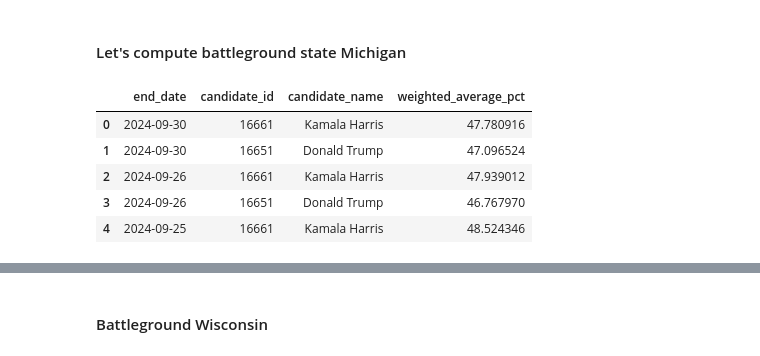
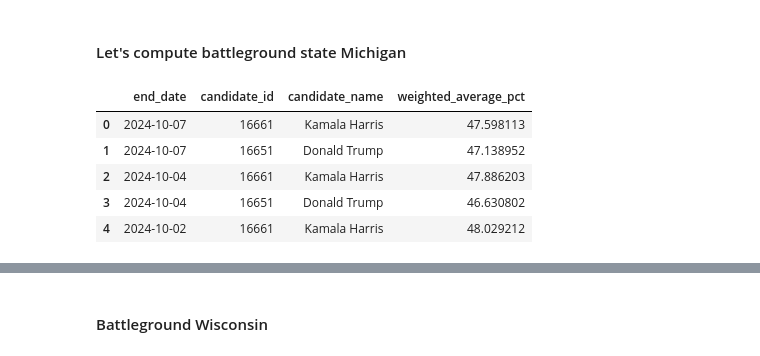
Before and after one commit to christophermoverton/ppoll_jupyterlab, a Jupyter notebook: 538pollingdata.ipynb, the cells around one changed output, grey strips where cells are left out. Cells and saved outputs as stored; diff of their text form; code cells hidden in the pictures.

```diff
--- a/538pollingdata.ipynb
+++ b/538pollingdata.ipynb
@@ -1001,7 +1042,7 @@ final_chart.show()
 #### Let's compute battleground state Michigan
 # %%
 # Initialize lambda and create an empty DataFrame to store the results
-lambda_value = .23
+lambda_value = .13
 weighted_averages = []
 
 # Define the two candidate IDs of interest
@@ -1015,8 +1056,9 @@ df_state_not_na_clean_sorted_cutoff = df_state_not_na_clean_sorted[df_state_not_
 
 
 df_mi = df_state_not_na_clean_sorted_cutoff[df_state_not_na_clean_sorted_cutoff['state']=="Michigan"].copy()
-df_mi = df_mi[df_mi['numeric_grade'] >= 2.4].copy() #using data from F rated pollsters and above
+#df_mi = df_mi[df_mi['numeric_grade'] >= 2.4].copy() #using data from F rated pollsters and above
 df_mi = df_mi[df_mi['population'] == 'lv'].copy() #gather likely voter data
+#print(df_mi)
 
 # Iterate through each unique end date
 for current_date in df_mi['end_date'].unique():
@@ -1045,49 +1087,92 @@ for current_date in df_mi['end_date'].unique():
 
         # Step 7: Filter data for the specific candidate
         candidate_data = current_data[current_data['candidate_id'] == candidate].copy()
-        c_mean = candidate_data[candidate_data['days_past_index']< 30]['pct'].mean() #gather mean for past 30 days of likely voters
-        c_std =  candidate_data[candidate_data['days_past_index']< 30]['pct'].std()  #gather standard deviation for past 30 days of likely voters
+        # Step 1: Group by 'question_id' and count occurrences
+        #question_id_counts = candidate_data['question_id'].value_counts()
+
+        # Step 2: Get the 'question_id' values that occur more than 2 times
+        #exclude_question_ids = question_id_counts[question_id_counts > 2].index
+
+        # Step 3: Filter the DataFrame to exclude 'question_id' values with more than 2 occurrences
+        #candidate_data = candidate_data[~candidate_data['question_id'].isin(exclude_question_ids)].copy()
+        #  We select H2H if avaible and only use non H2H if H2H is not available
+
+        # Step 1: Group by 'created_at' and 'question_id' and count occurrences
+        grouped = candidate_data.groupby(['created_at', 'question_id']).size().reset_index(name='count')
+
+        # Step 2: Initialize an empty DataFrame to store results
+        result_df = pd.DataFrame()
+
+        # Step 3: Iterate through each 'created_at' date group
+        for date, group in grouped.groupby('created_at'):
+            # Step 4: Filter for question_ids with count == 2
+            question_ids_with_count_2 = group[group['count'] == 2]
+
+            if not question_ids_with_count_2.empty:
+                # If question_ids with count 2 exist, include only them
+                selected_question_ids = question_ids_with_count_2['question_id']
+            else:
+                # If no question_ids with count 2 exist, include all question_ids for that date
+                selected_question_ids = group['question_id']
+
+            # Step 5: Filter the original DataFrame to include only selected question_ids for that date
+            filtered_df = candidate_data[(candidate_data['created_at'] == date) & (candidate_data['question_id'].isin(selected_question_ids))]
+
+            # Step 6: Append the filtered DataFrame to the result
+            result_df = pd.concat([result_df, filtered_df])
+        candidate_data = result_df.copy()
+
+        c_mean = candidate_data[(candidate_data['days_past_index'] < 40) & (candidate_data['days_past_index'] > 1)]['pct'].mean() #gather mean for past 30 days of likely voters
+
+        c_std = candidate_data[(candidate_data['days_past_index'] < 40) & (candidate_data['days_past_index'] > 1)]['pct'].std() #gather standard deviation for past 30 days of likely voters
+        #print(candidate)
+        #print(c_mean)
+        #print(c_std)
+        #print(candidate_data['pct'].iloc[0])
+        #print(abs((candidate_data['pct'].iloc[0]-c_mean)/c_std))
         candidate_data['zscores'] = abs((candidate_data['pct']-c_mean)/c_std)
-        candidate_data['weight_outlier'] = np.exp(-1.5*candidate_data['zscores'])
+        #print(candidate_data['zscores'])
+        #df['z_score'].apply(lambda z: z ** 2 if abs(z) > 1 else z)
+        candidate_data['weight_outlier'] = np.exp(-1*candidate_data['zscores'].apply(lambda z: z**3 if abs(z) > 2 else z))
         # Step 8: Compute the total weight 'w_i' for each poll
         #candidate_data['weight_mode'] = 1.0  # Assuming 'weight_mode' is a fixed value of 1.0, adjust if needed
         candidate_data.loc[:, 'w_i'] = (
             candidate_data['weight_mode'] * candidate_data['weight_sample'] *
-            candidate_data['numeric_grade'] * candidate_data['weight_time'] * candidate_data['weight_outlier']
+            candidate_data['weight_score'] * candidate_data['weight_time'] * candidate_data['weight_outlier']
         )
         # check for NaN entries in the w_i column
         #nan_weight_i = candidate_data['w_i'].isna().sum()
         #print result
         #print(f"Number of NaN value in 'w_i': {nan_weight_i}")
 
         # Step 3: Identify rows with NaN in w_i to examine their individual values
         #nan_rows = candidate_data[candidate_data['w_i'].isna()]
         #print("Rows producing NaN in 'w_i':")
         #print(nan_rows[['methodology','weight_mode', 'weight_sample', 'weight_score', 'weight_time', 'w_i']])
 
         # Step 9: Compute the weighted average of the poll points ('pct') using the computed weights
         weighted_average_pct = np.average(candidate_data['pct'], weights=candidate_data['w_i'])
 
         # Step 10: Store the current date, candidate_id, candidate_name, and the weighted average in a new DataFrame
         if not candidate_data.empty:
             candidate_name = candidate_data['candidate_name'].iloc[0]
             weighted_averages.append({
                 'end_date': current_date,
                 'candidate_id': candidate,
                 'candidate_name': candidate_name,
                 'weighted_average_pct': weighted_average_pct
             })
 
 # Convert the results into a new DataFrame
 df_weighted_averages = pd.DataFrame(weighted_averages)
 df_weighted_averages.head()
 # %% [output]
 |  | end_date | candidate_id | candidate_name | weighted_average_pct |
-| 0 | 2024-09-30 | 16661 | Kamala Harris | 47.780916 |
-| 1 | 2024-09-30 | 16651 | Donald Trump | 47.096524 |
-| 2 | 2024-09-26 | 16661 | Kamala Harris | 47.939012 |
-| 3 | 2024-09-26 | 16651 | Donald Trump | 46.767970 |
-| 4 | 2024-09-25 | 16661 | Kamala Harris | 48.524346 |
+| 0 | 2024-10-07 | 16661 | Kamala Harris | 47.598113 |
+| 1 | 2024-10-07 | 16651 | Donald Trump | 47.138952 |
+| 2 | 2024-10-04 | 16661 | Kamala Harris | 47.886203 |
+| 3 | 2024-10-04 | 16651 | Donald Trump | 46.630802 |
+| 4 | 2024-10-02 | 16661 | Kamala Harris | 48.029212 |
 # %%
 # Pivot the data so that we have both candidates' weighted averages in the same row for each end_date
 df_pivot = df_weighted_averages.pivot(index='end_date', columns='candidate_name', values='weighted_average_pct').reset_index()
```
Also changed, not shown: parts of 24 cells of this notebook, 1 other file.
